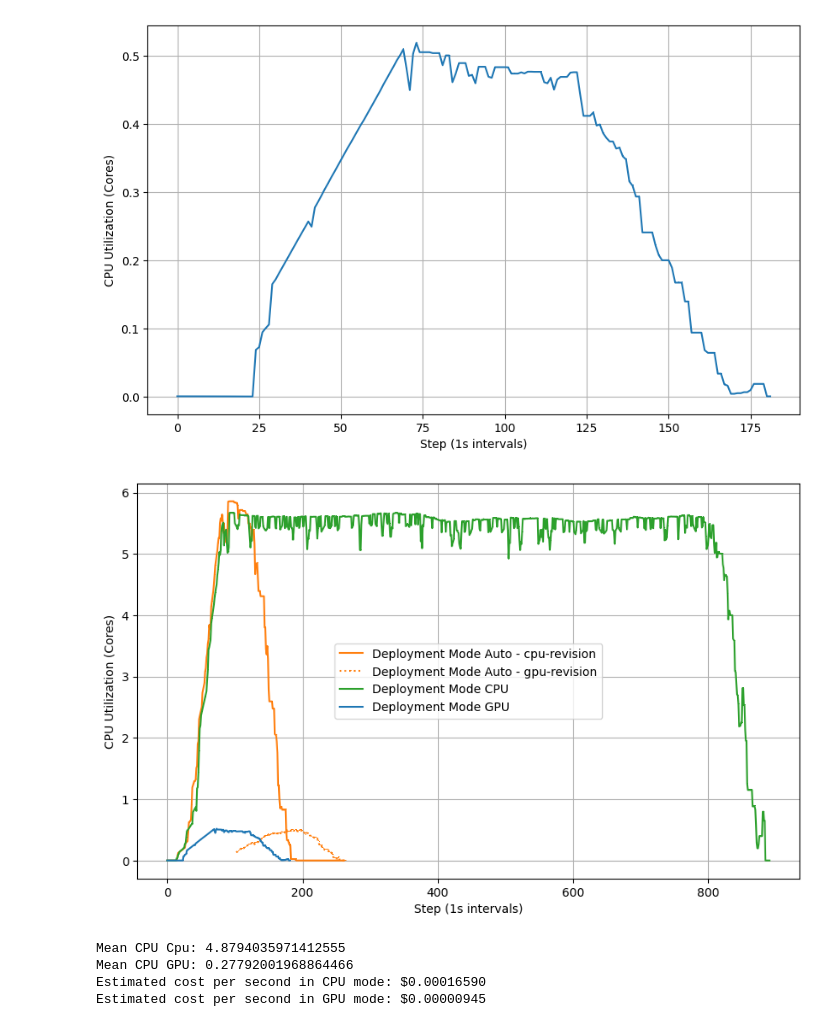
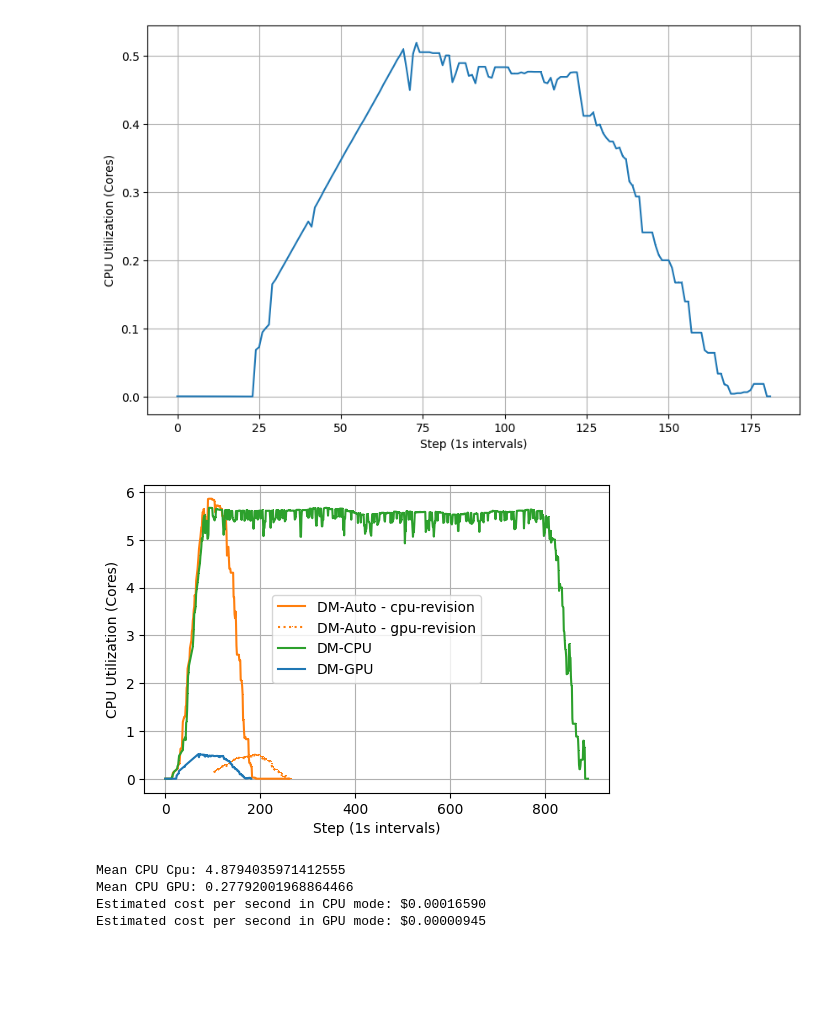
Before and after one commit to Mareise/thesis, a Jupyter notebook: evaluation_script/llm/cpu-resources.ipynb, the cells around one changed output. Drawn from its saved outputs; the diff is of its cells as text; code cells hidden in the pictures; blank space fills up the shorter version.

Commit message:
Change plots

```diff
--- a/evaluation_script/llm/cpu-resources.ipynb
+++ b/evaluation_script/llm/cpu-resources.ipynb
@@ -119,27 +119,27 @@ plt.show()
 # %% [output]
 [figure]
 # %%
-plt.figure(figsize=(10,6))
+plt.figure(figsize=(6,4))
 
 line1, = plt.plot(means_auto_cpu_container.index, means_auto_cpu_container,
-                  marker=",", label="Deployment Mode Auto - cpu-revision", color="tab:orange")
+                  marker=",", label="DM-Auto - cpu-revision", color="tab:orange")
 plt.plot(means_auto_gpu_container.index, means_auto_gpu_container,
          marker=",", linestyle=":", color=line1.get_color(),
-         label="Deployment Mode Auto - gpu-revision")
+         label="DM-Auto - gpu-revision")
 
-plt.plot(means_cpu.index, means_cpu, marker=",", label="Deployment Mode CPU", color="tab:green")
+plt.plot(means_cpu.index, means_cpu, marker=",", label="DM-CPU", color="tab:green")
 
-plt.plot(means_gpu.index, means_gpu, marker=",", label="Deployment Mode GPU", color="tab:blue")
+plt.plot(means_gpu.index, means_gpu, marker=",", label="DM-GPU", color="tab:blue")
 
 
 
 plt.xlabel("Step (1s intervals)")
 plt.ylabel("CPU Utilization (Cores)")
 plt.legend()
 plt.grid(True)
 plt.show()
 # %% [output]
-[figure, old version]
+[figure, new version]
 # %%
 # Export to csv
 
```
Also changed, not shown: 14 other files.
